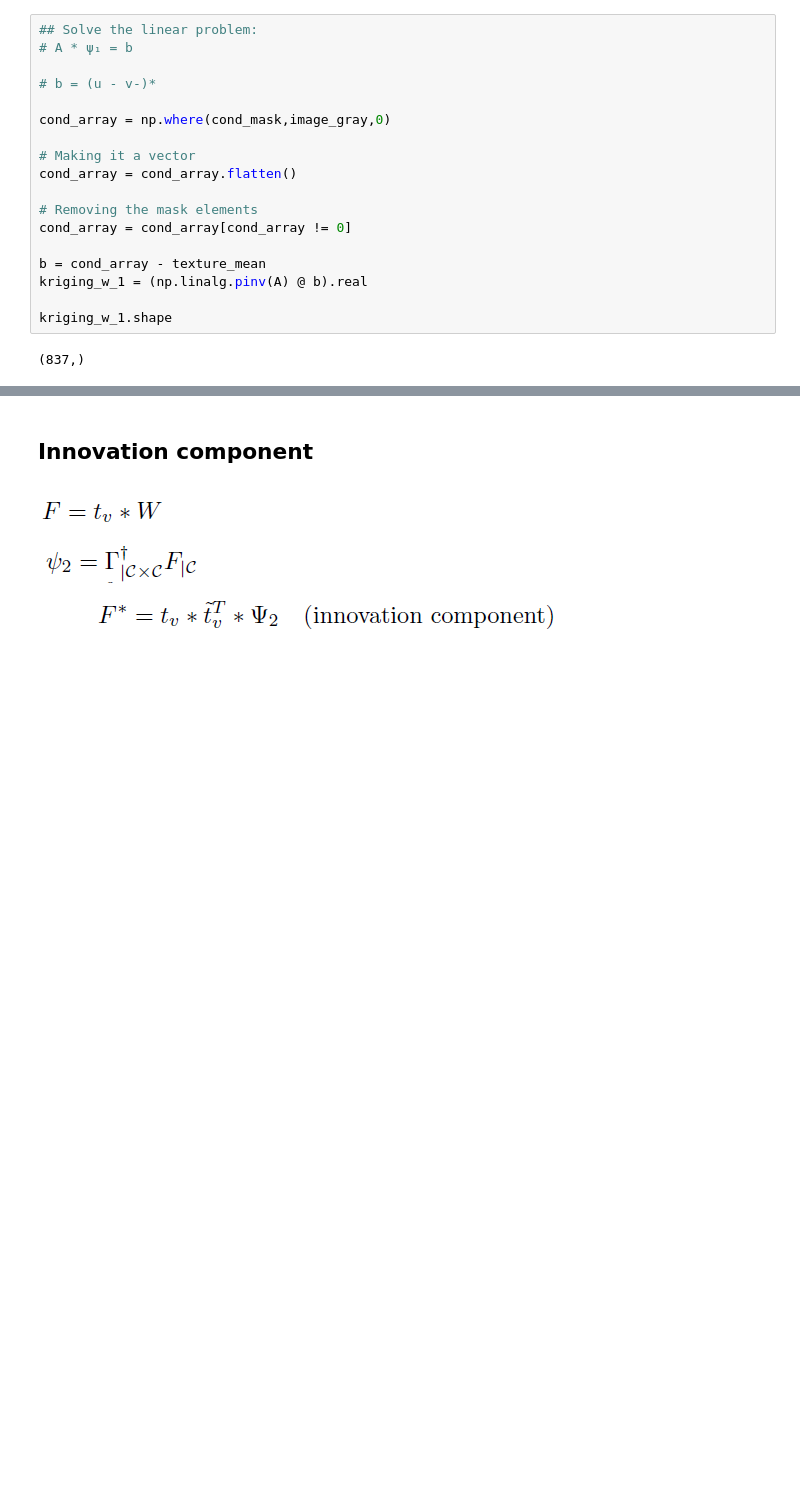
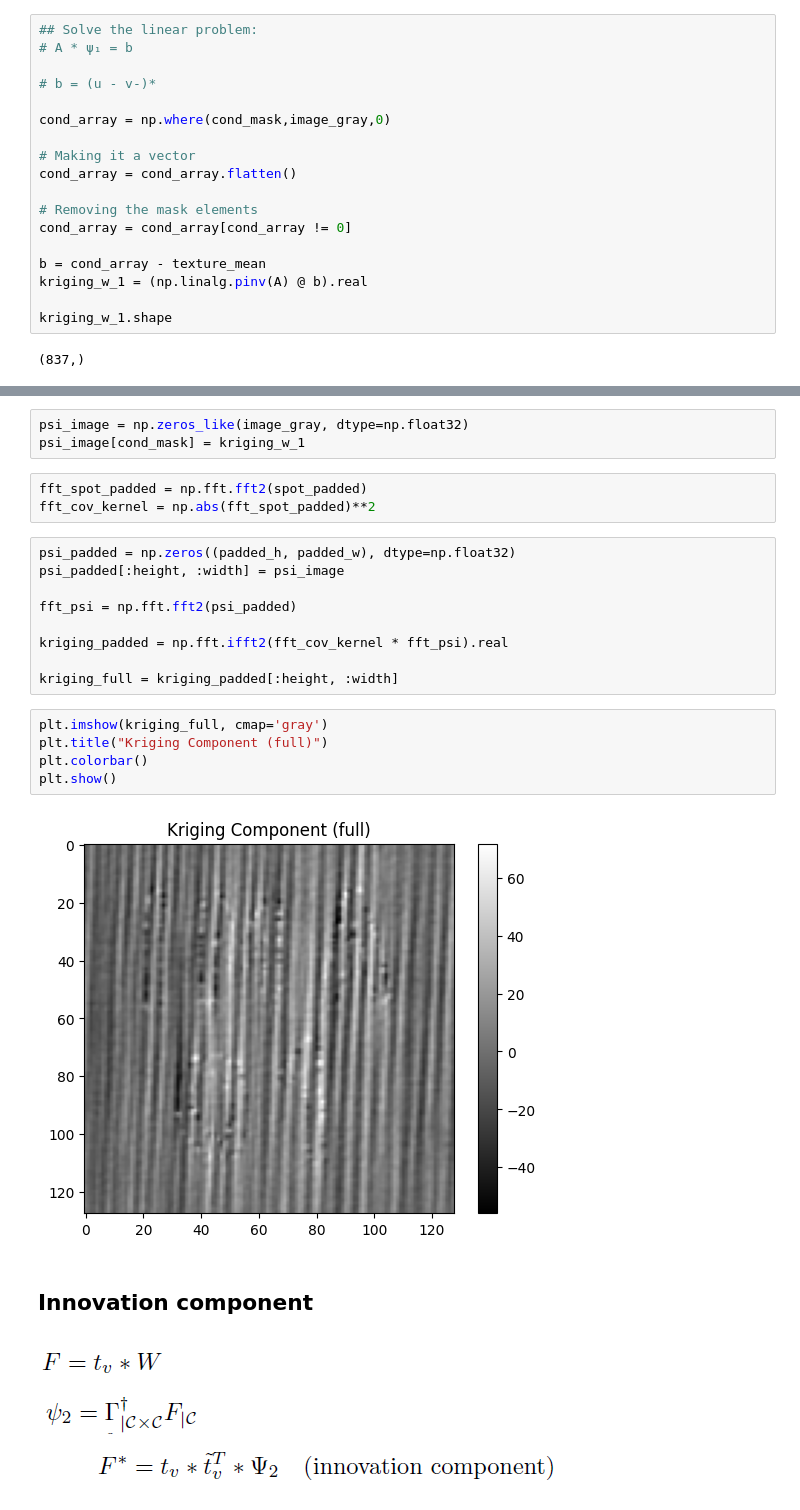
Before and after one commit to guilhermeRaibolt/gaussian-impainting, a Jupyter notebook: gaussian_sampling.ipynb, the cells around one changed output, grey strips where cells are left out. Cells and saved outputs as stored; diff of their text form; blank space fills up the shorter version.

```diff
--- a/gaussian_sampling.ipynb
+++ b/gaussian_sampling.ipynb
@@ -294,3 +294,25 @@ plt.show()
+# %%
+psi_image = np.zeros_like(image_gray, dtype=np.float32)
+psi_image[cond_mask] = kriging_w_1
+# %%
+fft_spot_padded = np.fft.fft2(spot_padded)
+fft_cov_kernel = np.abs(fft_spot_padded)**2
+# %%
+psi_padded = np.zeros((padded_h, padded_w), dtype=np.float32)
+psi_padded[:height, :width] = psi_image
+
+fft_psi = np.fft.fft2(psi_padded)
+
+kriging_padded = np.fft.ifft2(fft_cov_kernel * fft_psi).real
+
+kriging_full = kriging_padded[:height, :width]
+# %%
+plt.imshow(kriging_full, cmap='gray')
+plt.title("Kriging Component (full)")
+plt.colorbar()
+plt.show()
+# %% [output]
+[figure, added]
 # %% [markdown]
 ## Innovation component
 
```
Also changed, not shown: parts of 4 cells of this notebook.
